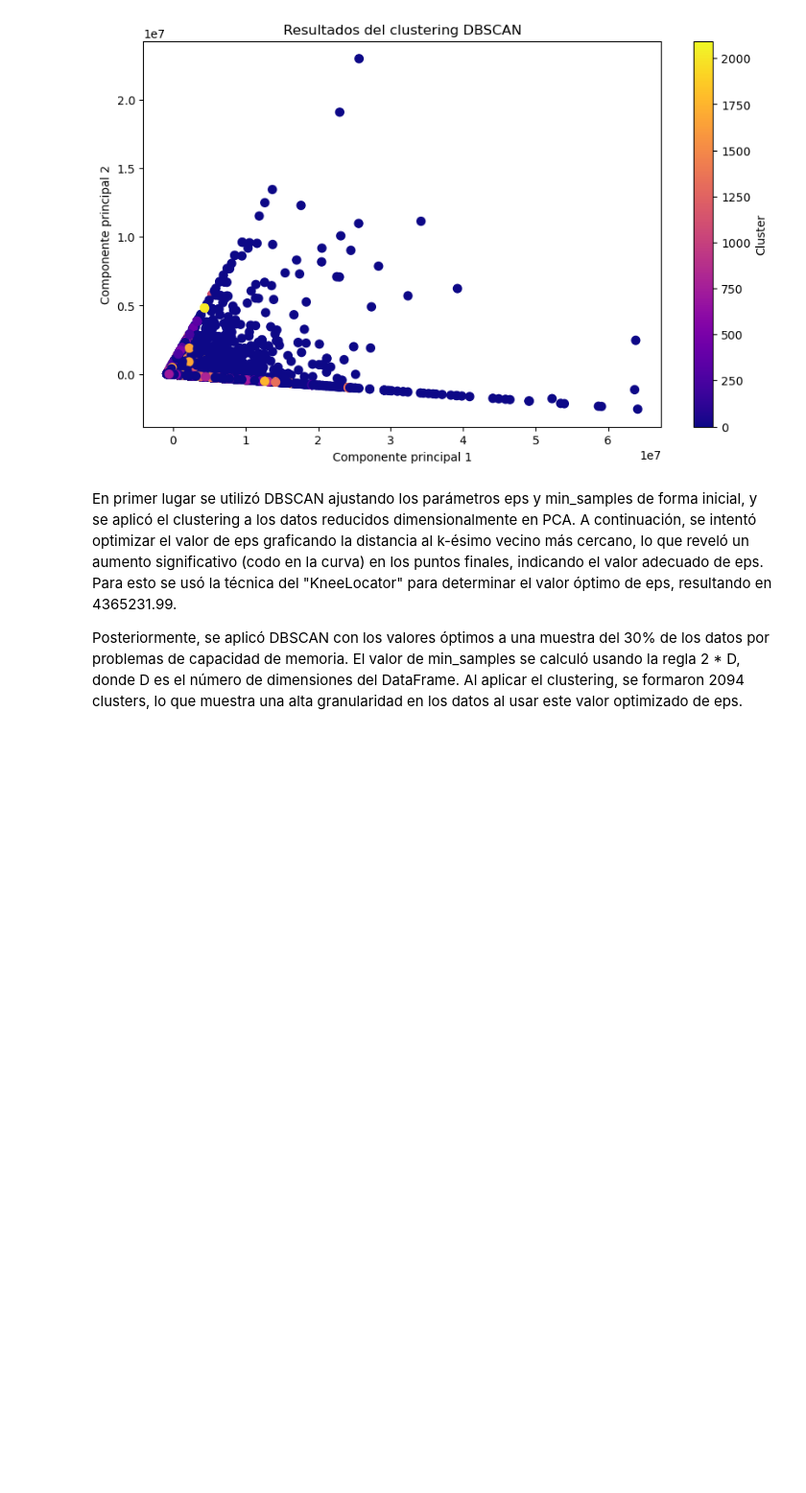
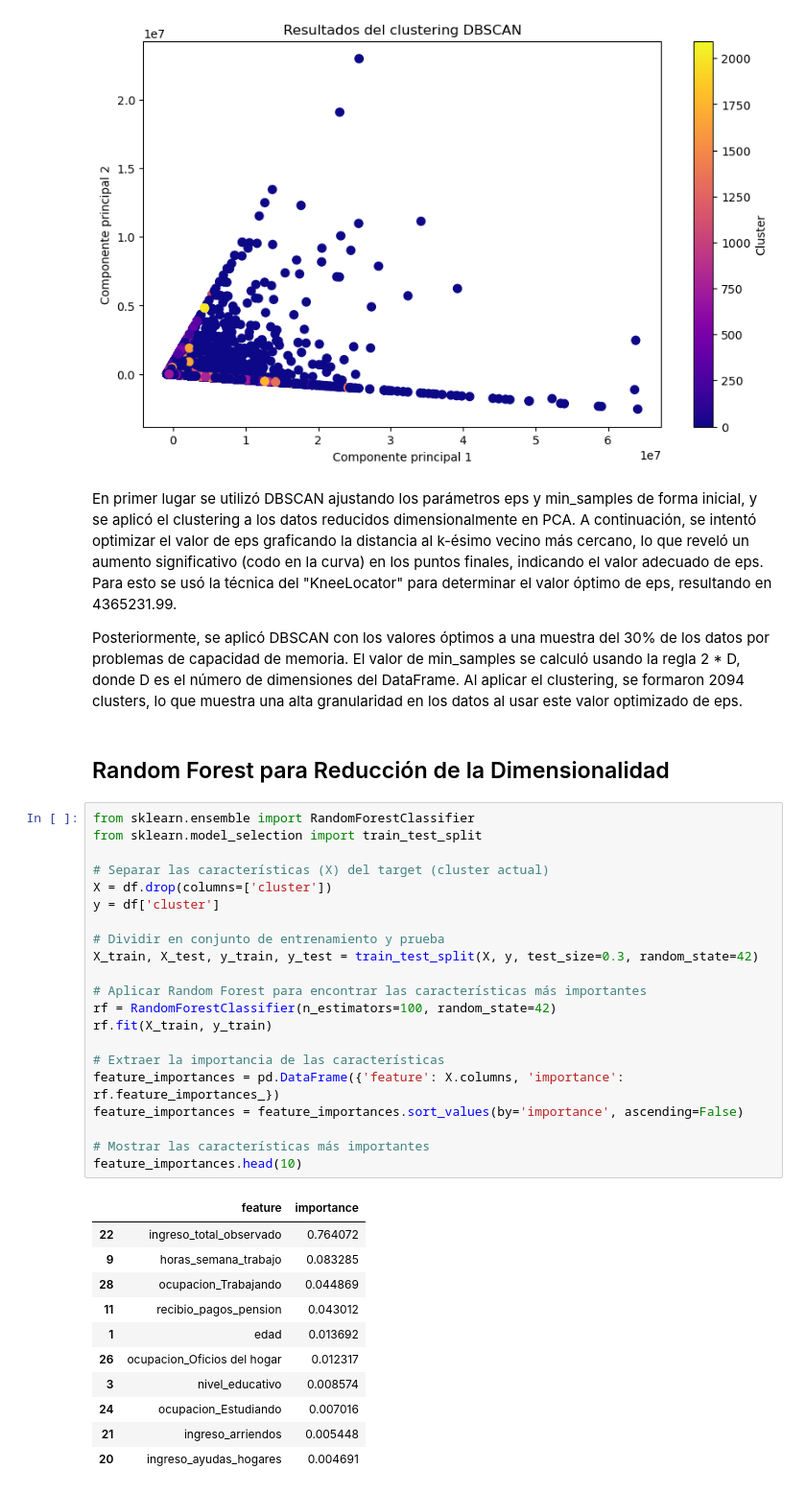
Before and after one commit to camilaleniss/miad-g8-project, a Jupyter notebook: notebooks/Modelos.ipynb, the cells around one changed output. Shown at 96% size. Drawn from its saved outputs; the diff is of its cells as text; blank space fills up the shorter version.

```diff
--- a/notebooks/Modelos.ipynb
+++ b/notebooks/Modelos.ipynb
@@ -452,3 +452,38 @@ plt.show()
 En primer lugar se utilizó DBSCAN ajustando los parámetros eps y min_samples de forma inicial, y se aplicó el clustering a los datos reducidos dimensionalmente en PCA. A continuación, se intentó optimizar el valor de eps graficando la distancia al k-ésimo vecino más cercano, lo que reveló un aumento significativo (codo en la curva) en los puntos finales, indicando el valor adecuado de eps. Para esto se usó la técnica del "KneeLocator" para determinar el valor óptimo de eps, resultando en 4365231.99.
 
 Posteriormente, se aplicó DBSCAN con los valores óptimos a una muestra del 30% de los datos por problemas de capacidad de memoria. El valor de min_samples se calculó usando la regla 2 * D, donde D es el número de dimensiones del DataFrame. Al aplicar el clustering, se formaron 2094 clusters, lo que muestra una alta granularidad en los datos al usar este valor optimizado de eps.
+# %% [markdown]
+## Random Forest para Reducción de la Dimensionalidad
+# %%
+from sklearn.ensemble import RandomForestClassifier
+from sklearn.model_selection import train_test_split
+
+# Separar las características (X) del target (cluster actual)
+X = df.drop(columns=['cluster'])
+y = df['cluster']
+
+# Dividir en conjunto de entrenamiento y prueba
+X_train, X_test, y_train, y_test = train_test_split(X, y, test_size=0.3, random_state=42)
+
+# Aplicar Random Forest para encontrar las características más importantes
+rf = RandomForestClassifier(n_estimators=100, random_state=42)
+rf.fit(X_train, y_train)
+
+# Extraer la importancia de las características
+feature_importances = pd.DataFrame({'feature': X.columns, 'importance': rf.feature_importances_})
+feature_importances = feature_importances.sort_values(by='importance', ascending=False)
+
+# Mostrar las características más importantes
+feature_importances.head(10)
+# %% [output]
+|  | feature | importance |
+| 22 | ingreso_total_observado | 0.764072 |
+| 9 | horas_semana_trabajo | 0.083285 |
+| 28 | ocupacion_Trabajando | 0.044869 |
+| 11 | recibio_pagos_pension | 0.043012 |
+| 1 | edad | 0.013692 |
+| 26 | ocupacion_Oficios del hogar | 0.012317 |
+| 3 | nivel_educativo | 0.008574 |
+| 24 | ocupacion_Estudiando | 0.007016 |
+| 21 | ingreso_arriendos | 0.005448 |
+| 20 | ingreso_ayudas_hogares | 0.004691 |
```
Also changed, not shown: parts of 5 cells of this notebook.
